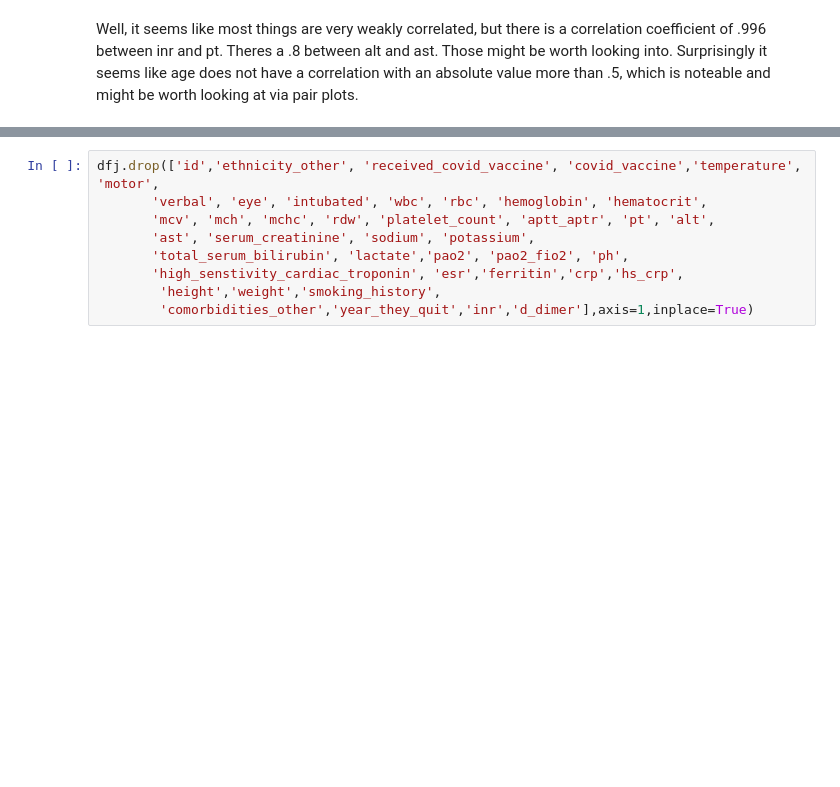
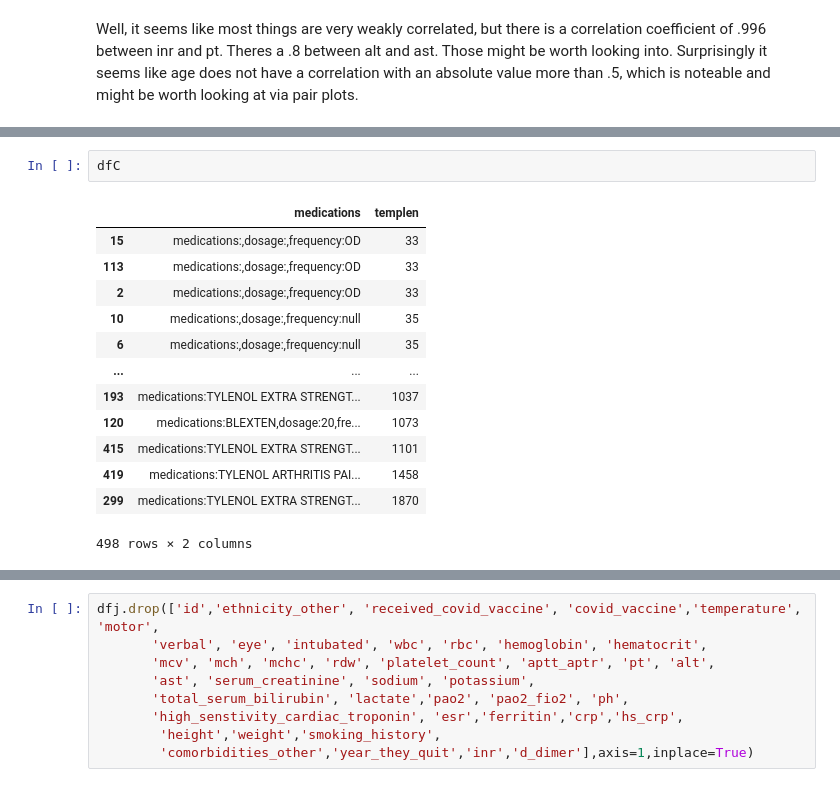
Before and after one commit to TheNatureWarrior/TP1_NPA_JDD, a Jupyter notebook: TP1_NPA_JDD.ipynb, the cells around one changed output, grey strips where cells are left out. Cells and saved outputs as stored; diff of their text form; blank space fills up the shorter version.

```diff
--- a/TP1_NPA_JDD.ipynb
+++ b/TP1_NPA_JDD.ipynb
@@ -423,0 +698,16 @@ Name: comorbidities, dtype: object
+# %%
+dfC
+# %% [output]
+|  | medications | templen |
+| 15 | medications:,dosage:,frequency:OD | 33 |
+| 113 | medications:,dosage:,frequency:OD | 33 |
+| 2 | medications:,dosage:,frequency:OD | 33 |
+| 10 | medications:,dosage:,frequency:null | 35 |
+| 6 | medications:,dosage:,frequency:null | 35 |
+| ... | ... | ... |
+| 193 | medications:TYLENOL EXTRA STRENGT... | 1037 |
+| 120 | medications:BLEXTEN,dosage:20,fre... | 1073 |
+| 415 | medications:TYLENOL EXTRA STRENGT... | 1101 |
+| 419 | medications:TYLENOL ARTHRITIS PAI... | 1458 |
+| 299 | medications:TYLENOL EXTRA STRENGT... | 1870 |
+498 rows × 2 columns
```
Also changed, not shown: parts of 84 cells of this notebook.
